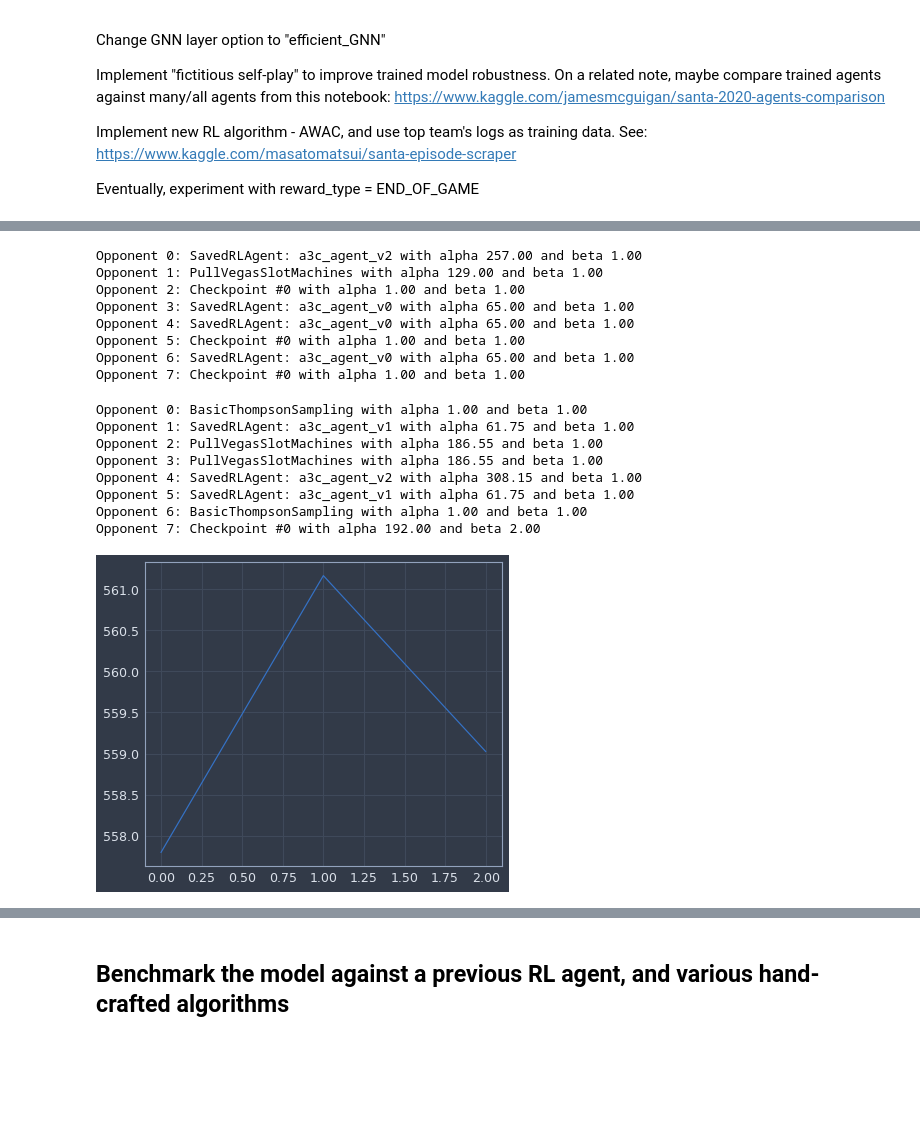
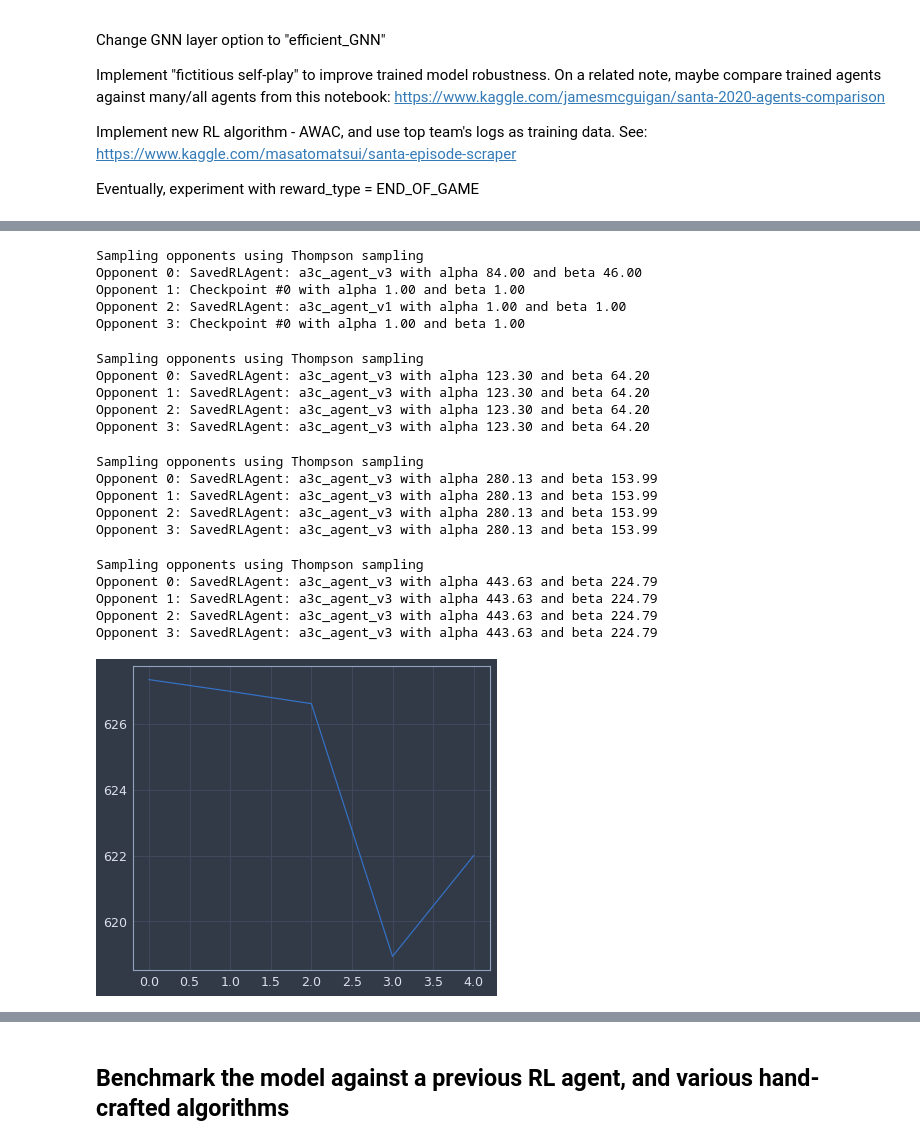
Before and after one commit to IsaiahPressman/Kaggle_Santa_2020, a Jupyter notebook: RL_Santa.ipynb, the cells around one changed output, grey strips where cells are left out. Saved outputs shown, nothing was run; the diff lists cells and outputs as text; code cells hidden in the pictures; blank space fills up the shorter version.

```diff
--- a/RL_Santa.ipynb
+++ b/RL_Santa.ipynb
@@ -137,10 +137,14 @@ class A3CVectorized():
             opponents = []
             opponent_idxs = []
             for i in range(self.n_past_selves):
-                # Sample opponents randomly if the agent is losing > 2/3 of it's games, otherwise use thompson sampling
-                if self.env is None or np.sum(self.opp_b - 1) <= self.env.n_envs / 3.:
+                # Sample opponents randomly if the agent is losing > some fraction of it's games, otherwise use thompson sampling
+                if np.sum(self.opp_b - 1) <= np.sum(self.opp_a - 1) / 5.:
+                    if i == 0:
+                        print('Sampling opponents randomly')
                     selected_opp_idx = np.random.randint(len(self.opp_a))
                 else:
+                    if i == 0:
+                        print('Sampling opponents using Thompson sampling')
                     selected_opp_idx = np.random.beta(self.opp_a, self.opp_b).argmax()
                 opponent_idxs.append(selected_opp_idx)
                 opponents.append(self.get_opponent(selected_opp_idx))
@@ -221,14 +225,14 @@ class A3CVectorized():
             checkpoint_opp.load_state_dict(self.checkpoints[checkpoint_idx])
             checkpoint_opp.to(device=self.device)
             checkpoint_opp.eval()
-            return checkpoint_opp
+            return wrap_model(checkpoint_opp)
         else:
             raise IndexError(f'Index {idx} is out of bounds')
 # %% [markdown]
 ## Optional: load a saved model state_dict from a serialized string file
 # %%
 #with open('rl_agents/ss_temp.txt', 'r') as f:
-with open('rl_agents/ss_a3c_agent_v3.txt', 'r') as f:
+with open('runs/Small_GNN_v3/final_cp.txt', 'r') as f:
     serialized_string = f.readline()[2:-1].encode()
 state_dict_bytes = base64.b64decode(serialized_string)
 loaded_state_dicts = pickle.loads(state_dict_bytes)
@@ -246,11 +250,13 @@ Eventually, experiment with reward_type = END_OF_GAME
 graph_nn_kwargs = dict(
     in_features=3,
     n_nodes=100,
-    n_hidden_layers=1,
-    layer_sizes=16,
+    n_hidden_layers=10,
+    layer_sizes=24,
+    #layer_class=FullyConnectedGNNLayer,
+    layer_class=SmallFullyConnectedGNNLayer,
     skip_connection_n=1
 )
-model = GraphNN_A3C(**graph_nn_kwargs)
+model = GraphNNA3C(**graph_nn_kwargs)
 try:
     sd = loaded_state_dicts['model_state_dict']
     model.load_state_dict(sd)
@@ -276,22 +282,23 @@ def model_wrapped(states):
     return model.sample_action(states.unsqueeze(0)).squeeze(0)
 
 def model_constructor():
-    return GraphNN_A3C(**graph_nn_kwargs)
+    return GraphNNA3C(**graph_nn_kwargs)
 
 # initial_opponent_pool = []
 initial_opponent_pool = [
-    va.BasicThompsonSampling(OBS_NORM),
+    #va.BasicThompsonSampling(OBS_NORM),
     va.PullVegasSlotMachines(OBS_NORM),
-    va.SavedRLAgent('a3c_agent_v0'),
+    #va.SavedRLAgent('a3c_agent_v0'),
     va.SavedRLAgent('a3c_agent_v1'),
-    va.SavedRLAgent('a3c_agent_v2'),
-    #va.SavedRLAgent('a3c_agent_v3'),
+    #va.SavedRLAgent('a3c_agent_v2'),
+    va.SavedRLAgent('a3c_agent_v3'),
 ]
 
 a3c_alg = A3CVectorized(model_constructor, optimizer, model=model, device=DEVICE,
+                        exp_folder=Path('/home/isaiah/GitHub/Kaggle/Santa_2020/runs/Small_GNN_v3_contd'),
                         play_against_past_selves=True,
-                        n_past_selves=8,
-                        checkpoint_freq=1,
+                        n_past_selves=4,
+                        checkpoint_freq=10,
                         initial_opponent_pool=initial_opponent_pool,
                         opp_posterior_decay=0.95)
 # %% [output]
@@ -299,6 +307,6 @@ WARNING: Using TEMP exp_folder
 # %%
-env_kwargs['n_envs'] = 512
-episode_reward_sums = a3c_alg.train(n_episodes=3, **rl_alg_kwargs, **env_kwargs)
+env_kwargs['n_envs'] = 256
+episode_reward_sums = a3c_alg.train(n_episodes=5, **rl_alg_kwargs, **env_kwargs)
 
 #episode_reward_sums = a3c_vectorized_env(env, model, optimizer, n_episodes=50, **rl_alg_kwargs)
 plt.plot(episode_reward_sums)
@@ -316,18 +321,22 @@ Opponent 7: SavedRLAgent: a3c_agent_v2 with alpha 1.00 and beta 1.00
-Opponent 0: SavedRLAgent: a3c_agent_v2 with alpha 257.00 and beta 1.00
-Opponent 1: PullVegasSlotMachines with alpha 129.00 and beta 1.00
-Opponent 2: Checkpoint #0 with alpha 1.00 and beta 1.00
-Opponent 3: SavedRLAgent: a3c_agent_v0 with alpha 65.00 and beta 1.00
-Opponent 4: SavedRLAgent: a3c_agent_v0 with alpha 65.00 and beta 1.00
-Opponent 5: Checkpoint #0 with alpha 1.00 and beta 1.00
-Opponent 6: SavedRLAgent: a3c_agent_v0 with alpha 65.00 and beta 1.00
-Opponent 7: Checkpoint #0 with alpha 1.00 and beta 1.00
+Sampling opponents using Thompson sampling
+Opponent 0: SavedRLAgent: a3c_agent_v3 with alpha 84.00 and beta 46.00
+Opponent 1: Checkpoint #0 with alpha 1.00 and beta 1.00
+Opponent 2: SavedRLAgent: a3c_agent_v1 with alpha 1.00 and beta 1.00
+Opponent 3: Checkpoint #0 with alpha 1.00 and beta 1.00
-Opponent 0: BasicThompsonSampling with alpha 1.00 and beta 1.00
-Opponent 1: SavedRLAgent: a3c_agent_v1 with alpha 61.75 and beta 1.00
-Opponent 2: PullVegasSlotMachines with alpha 186.55 and beta 1.00
-Opponent 3: PullVegasSlotMachines with alpha 186.55 and beta 1.00
-Opponent 4: SavedRLAgent: a3c_agent_v2 with alpha 308.15 and beta 1.00
-Opponent 5: SavedRLAgent: a3c_agent_v1 with alpha 61.75 and beta 1.00
-Opponent 6: BasicThompsonSampling with alpha 1.00 and beta 1.00
-Opponent 7: Checkpoint #0 with alpha 192.00 and beta 2.00
+Sampling opponents using Thompson sampling
+Opponent 0: SavedRLAgent: a3c_agent_v3 with alpha 123.30 and beta 64.20
+Opponent 1: SavedRLAgent: a3c_agent_v3 with alpha 123.30 and beta 64.20
+Opponent 2: SavedRLAgent: a3c_agent_v3 with alpha 123.30 and beta 64.20
+Opponent 3: SavedRLAgent: a3c_agent_v3 with alpha 123.30 and beta 64.20
+Sampling opponents using Thompson sampling
+Opponent 0: SavedRLAgent: a3c_agent_v3 with alpha 280.13 and beta 153.99
+Opponent 1: SavedRLAgent: a3c_agent_v3 with alpha 280.13 and beta 153.99
+Opponent 2: SavedRLAgent: a3c_agent_v3 with alpha 280.13 and beta 153.99
+Opponent 3: SavedRLAgent: a3c_agent_v3 with alpha 280.13 and beta 153.99
+Sampling opponents using Thompson sampling
+Opponent 0: SavedRLAgent: a3c_agent_v3 with alpha 443.63 and beta 224.79
+Opponent 1: SavedRLAgent: a3c_agent_v3 with alpha 443.63 and beta 224.79
+Opponent 2: SavedRLAgent: a3c_agent_v3 with alpha 443.63 and beta 224.79
+Opponent 3: SavedRLAgent: a3c_agent_v3 with alpha 443.63 and beta 224.79
-[figure, old version]
+[figure, new version]
 # %%
```
Also changed, not shown: parts of 10 cells of this notebook, 1 other file.
